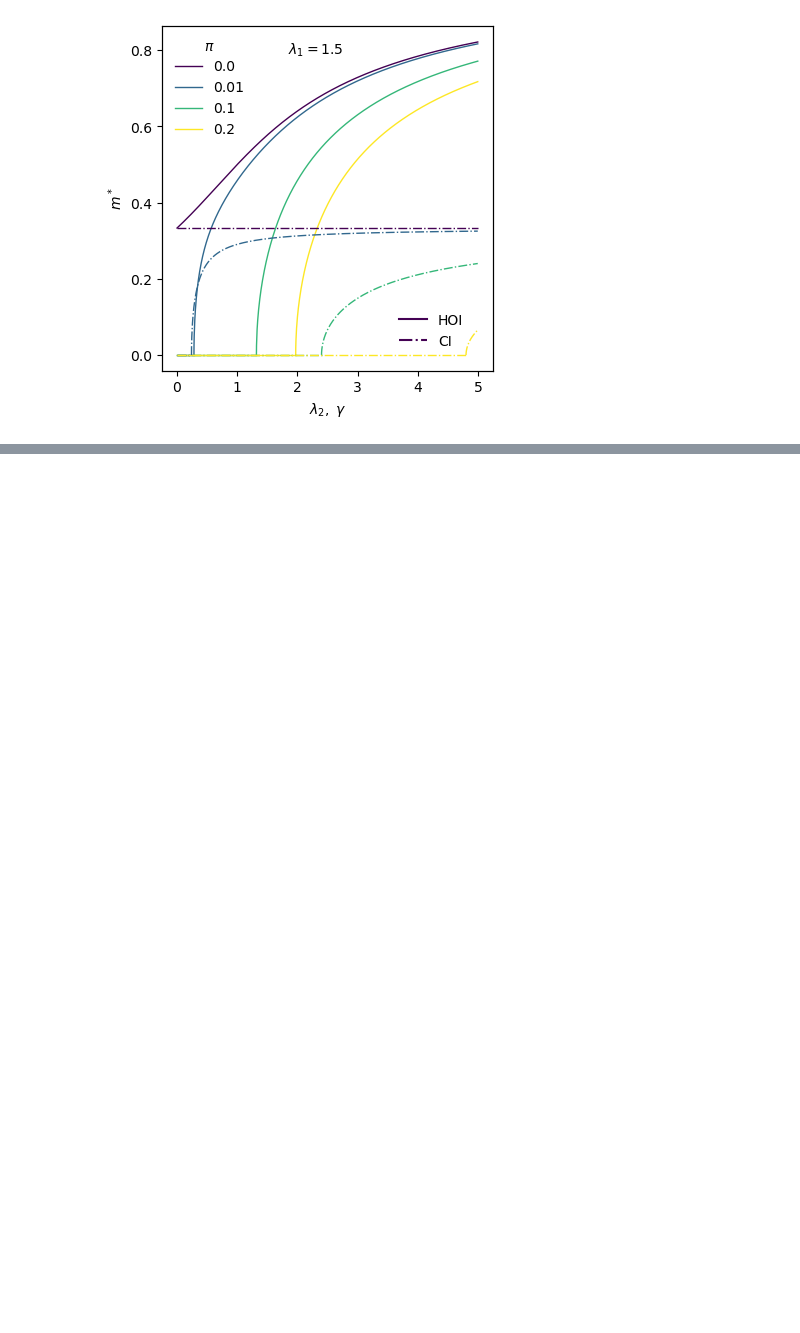
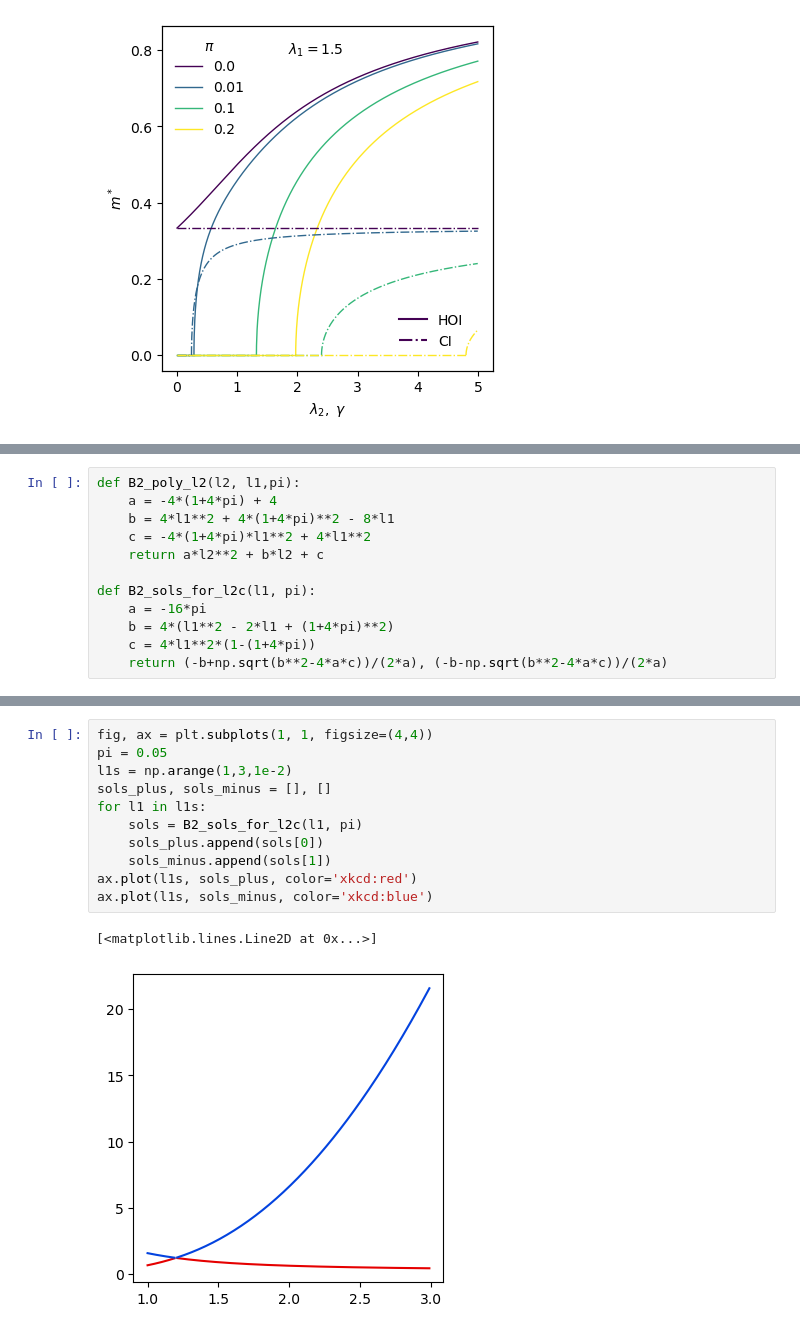
Before and after one commit to dmarchp/TFM_code, a Jupyter notebook: non_lin_models/det_sols_non_lin/1and2simplices.ipynb, the cells around one changed output, grey strips where cells are left out. Drawn from its saved outputs; the diff is of its cells as text; blank space fills up the shorter version.

```diff
--- a/non_lin_models/det_sols_non_lin/1and2simplices.ipynb
+++ b/non_lin_models/det_sols_non_lin/1and2simplices.ipynb
@@ -1056,0 +1058,12 @@ fig.savefig(f'bifurcations_m_HOI_vs_CI_along_gamma_or_l2_l1_{l1}.png')
+# %%
+def B2_poly_l2(l2, l1,pi):
+    a = -4*(1+4*pi) + 4
+    b = 4*l1**2 + 4*(1+4*pi)**2 - 8*l1
+    c = -4*(1+4*pi)*l1**2 + 4*l1**2
+    return a*l2**2 + b*l2 + c
+
+def B2_sols_for_l2c(l1, pi):
+    a = -16*pi
+    b = 4*(l1**2 - 2*l1 + (1+4*pi)**2)
+    c = 4*l1**2*(1-(1+4*pi))
+    return (-b+np.sqrt(b**2-4*a*c))/(2*a), (-b-np.sqrt(b**2-4*a*c))/(2*a)
@@ -1056,0 +1100,14 @@ fig.savefig(f'bifurcations_m_HOI_vs_CI_along_gamma_or_l2_l1_{l1}.png')
+# %%
+fig, ax = plt.subplots(1, 1, figsize=(4,4))
+pi = 0.05
+l1s = np.arange(1,3,1e-2)
+sols_plus, sols_minus = [], []
+for l1 in l1s:
+    sols = B2_sols_for_l2c(l1, pi)
+    sols_plus.append(sols[0])
+    sols_minus.append(sols[1])
+ax.plot(l1s, sols_plus, color='xkcd:red')
+ax.plot(l1s, sols_minus, color='xkcd:blue')
+# %% [output]
+[<matplotlib.lines.Line2D at 0x...>]
+[figure, added]
```
Also changed, not shown: parts of 16 cells of this notebook, 5 other files.
